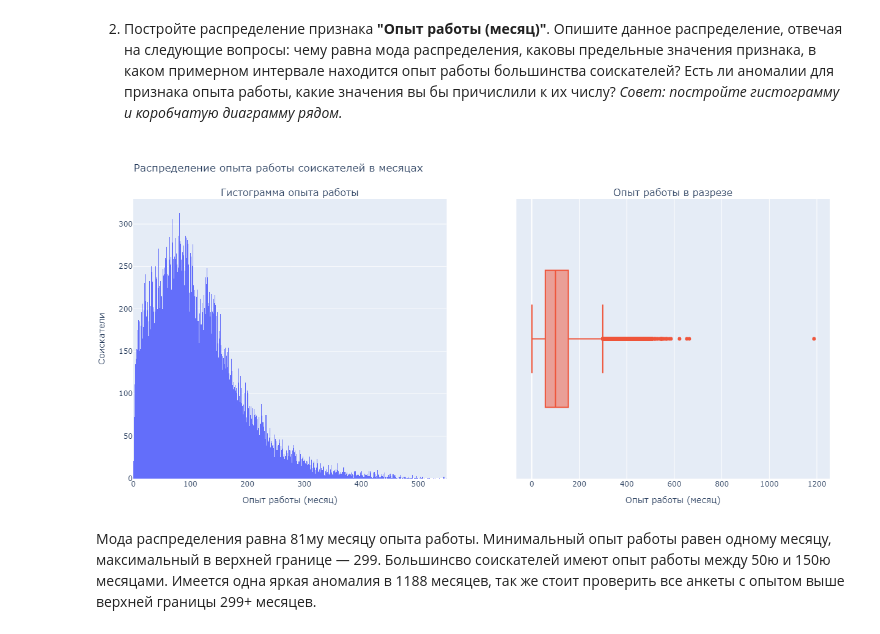
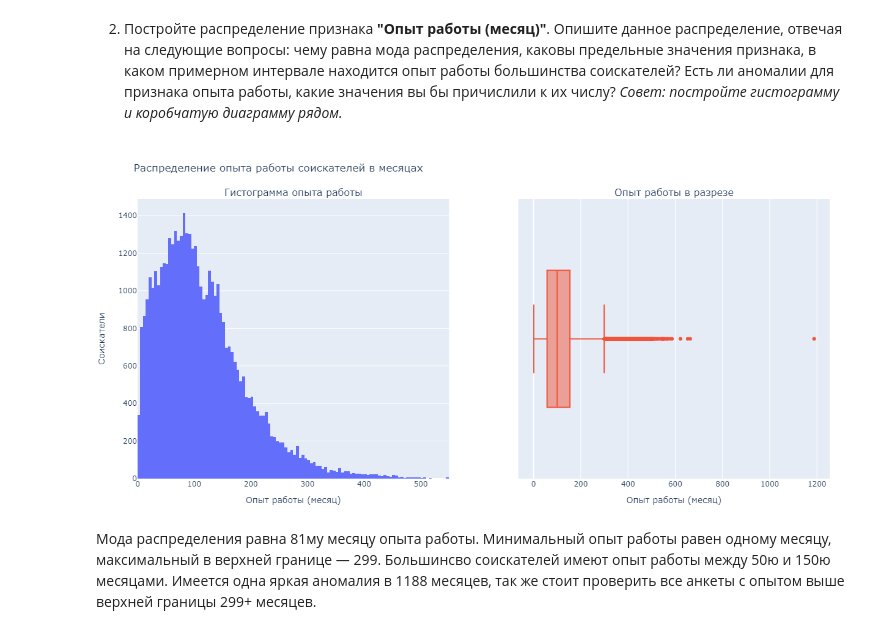
Before and after one commit to AfanasevDenis/Project_hh.ru, a Jupyter notebook: Project-1. Ноутбук.ipynb, the cells around one changed output. Saved outputs shown, nothing was run; the diff lists cells and outputs as text; code cells hidden in the pictures.

Commit message:
Plots_graphs

```diff
--- a/Project-1. Ноутбук.ipynb
+++ b/Project-1. Ноутбук.ipynb
@@ -474,13 +477,13 @@ fig.write_html("plots/age.html")
 2. Постройте распределение признака **"Опыт работы (месяц)"**. Опишите данное распределение, отвечая на следующие вопросы: чему равна мода распределения, каковы предельные значения признака, в каком примерном интервале находится опыт работы большинства соискателей? Есть ли аномалии для признака опыта работы, какие значения вы бы причислили к их числу?
 *Совет: постройте гистограмму и коробчатую диаграмму рядом.*
 # %%
+
 fig = make_subplots(rows=1, cols=2, subplot_titles=('Гистограмма опыта работы', 'Опыт работы в разрезе'))
 
 fig.add_trace(
     go.Histogram(
     x=data['Опыт работы (месяц)'],
     name='',
-    nbinsx=1400,
     showlegend=True),
     row=1, col=1
 )
@@ -490,34 +493,35 @@ fig.add_trace(
     x=data['Опыт работы (месяц)'],
     name=''),
     row=1, col=2
 )
 
 fig.update_xaxes(title_text='Опыт работы (месяц)', range=[0, 550], row=1, col=1)
 fig.update_xaxes(title_text='Опыт работы (месяц)', row=1, col=2)
 fig.update_xaxes(showspikes=True,
                  spikemode='across',
                  spikesnap='cursor')
 
 fig.update_yaxes(title_text='Соискатели', showspikes=True, row=1, col=1)
 
 fig.update_layout(title_text='Распределение опыта работы соискателей в месяцах',
                   showlegend=False,
                   hoverlabel=dict(
                       bgcolor='white',
                       font_size=16
                   ),
                   hovermode='closest',
                   margin=dict(l=30, r=30, t=90, b=50),
                   height=600,
                   width=1230
 )
 
 fig.update_traces(hoverinfo='all', hovertemplate="Опыт работы (месяц): %{x}<br>Соискатели: %{y}", row=1, col=1)
 fig.update_traces(hoverinfo='all', hovertemplate="Опыт работы (месяц): %{x}", row=1, col=2)
 
+fig.write_html("plots/experience_job.html")
 fig.show("png")
 # %% [output]
-[figure, old version]
+[figure, new version]
 # %% [markdown]
 Мода распределения равна 81му месяцу опыта работы. Минимальный опыт работы равен одному месяцу, максимальный в верхней границе — 299.
 Большинсво соискателей имеют опыт работы между 50ю и 150ю месяцами. Имеется одна яркая аномалия в 1188 месяцев, так же стоит проверить все анкеты с опытом выше верхней границы 299+ месяцев.
```
Also changed, not shown: parts of 9 cells of this notebook, 11 other files.
